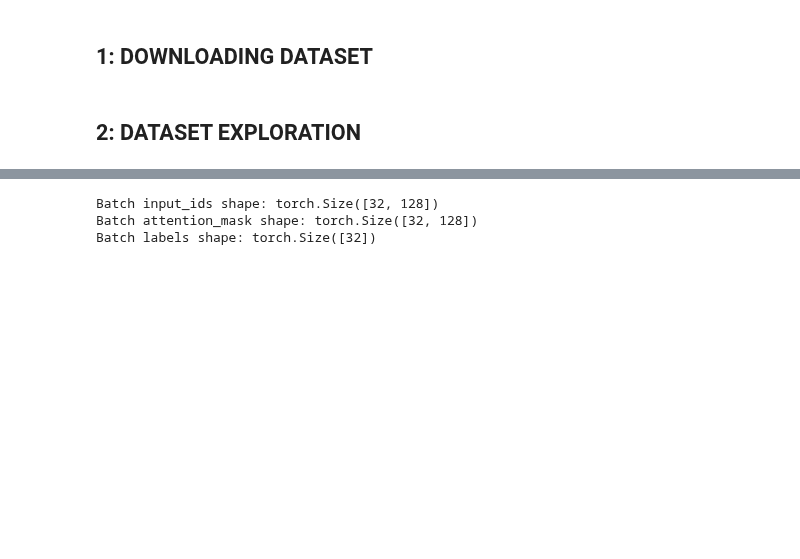
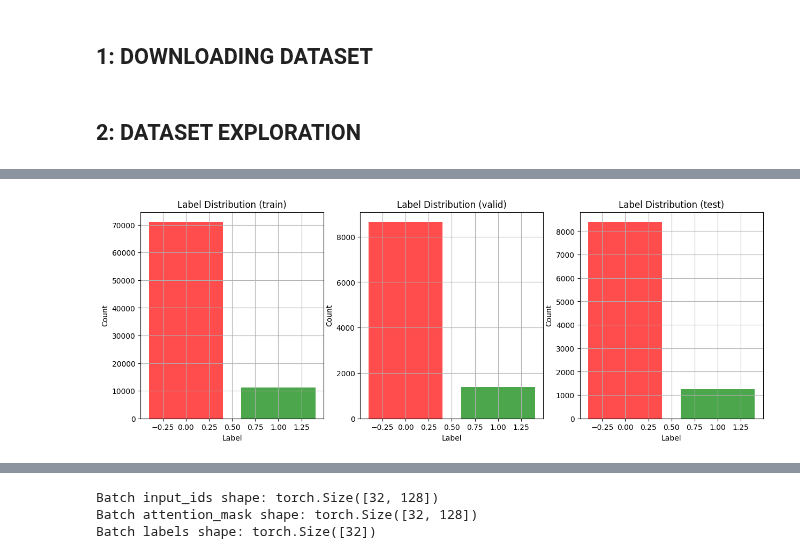
Before and after one commit to alessioborgi/NSIO_NeuralSearchIndexingOptimization, a Jupyter notebook: Source/InfoRetrieval.ipynb, the cells around one changed output, grey strips where cells are left out. Saved outputs shown, nothing was run; the diff lists cells and outputs as text; code cells hidden in the pictures; blank space fills up the shorter version.

```diff
--- a/Source/InfoRetrieval.ipynb
+++ b/Source/InfoRetrieval.ipynb
@@ -226,21 +274,44 @@ plot_query_length_distribution(ms_marco_test, "Test")
 # %%
-# Label Distribution
-def plot_label_distribution(dataset, split_name):
-    labels = [1 if p["is_selected"][0] else 0 for p in dataset["passages"]]
-    label_counts = {0: labels.count(0), 1: labels.count(1)}
+# # Label Distribution
+# def plot_label_distribution(dataset, split_name):
+#     labels = [1 if p["is_selected"][0] else 0 for p in dataset["passages"]]
+#     label_counts = {0: labels.count(0), 1: labels.count(1)}
 
-    plt.bar(label_counts.keys(), label_counts.values(), alpha=0.7, color=["red", "green"])
-    plt.xticks([0, 1], ["Not Selected", "Selected"])
-    plt.title(f"Label Distribution ({split_name})")
-    plt.xlabel("Label")
-    plt.ylabel("Count")
+#     plt.bar(label_counts.keys(), label_counts.values(), alpha=0.7, color=["red", "green"])
+#     plt.xticks([0, 1], ["Not Selected", "Selected"])
+#     plt.title(f"Label Distribution ({split_name})")
+#     plt.xlabel("Label")
+#     plt.ylabel("Count")
+#     plt.show()
+
+#     print(f"Label Counts ({split_name}): {label_counts}")
+
+# # Plot label distribution for train and validation splits
+# plot_label_distribution(ms_marco_train, "Train")
+# plot_label_distribution(ms_marco_validation, "Validation")
+
+
+
+
+def plot_label_distribution(dataset_dict):
+    fig, axes = plt.subplots(nrows=1, ncols=len(dataset_dict.keys()), figsize=(15, 5))
+
+    for i, split_name in enumerate(dataset_dict.keys()):
+        ax = axes[i]
+        dataset = dataset_dict[split_name]
+        labels = [1 if p["is_selected"][0] else 0 for p in dataset["passages"]]
+        label_counts = {0: labels.count(0), 1: labels.count(1)}
+        ax.bar(label_counts.keys(), label_counts.values(), alpha=0.7, color=["red", "green"])
+        ax.set_title(f"Label Distribution ({split_name})")
+        ax.set_xlabel("Label")
+        ax.set_ylabel("Count")
+        ax.grid(True)
+
     plt.show()
 
-    print(f"Label Counts ({split_name}): {label_counts}")
-
-# Plot label distribution for train and validation splits
-plot_label_distribution(ms_marco_train, "Train")
-plot_label_distribution(ms_marco_validation, "Validation")
+plot_label_distribution({"train": ms_marco_train, "valid": ms_marco_validation, "test": ms_marco_test})
+# %% [output]
+[figure, added]
 # %%
 # Unique Queries and Passages
 def print_unique_counts(dataset, split_name):
```
Also changed, not shown: parts of 18 cells of this notebook.
